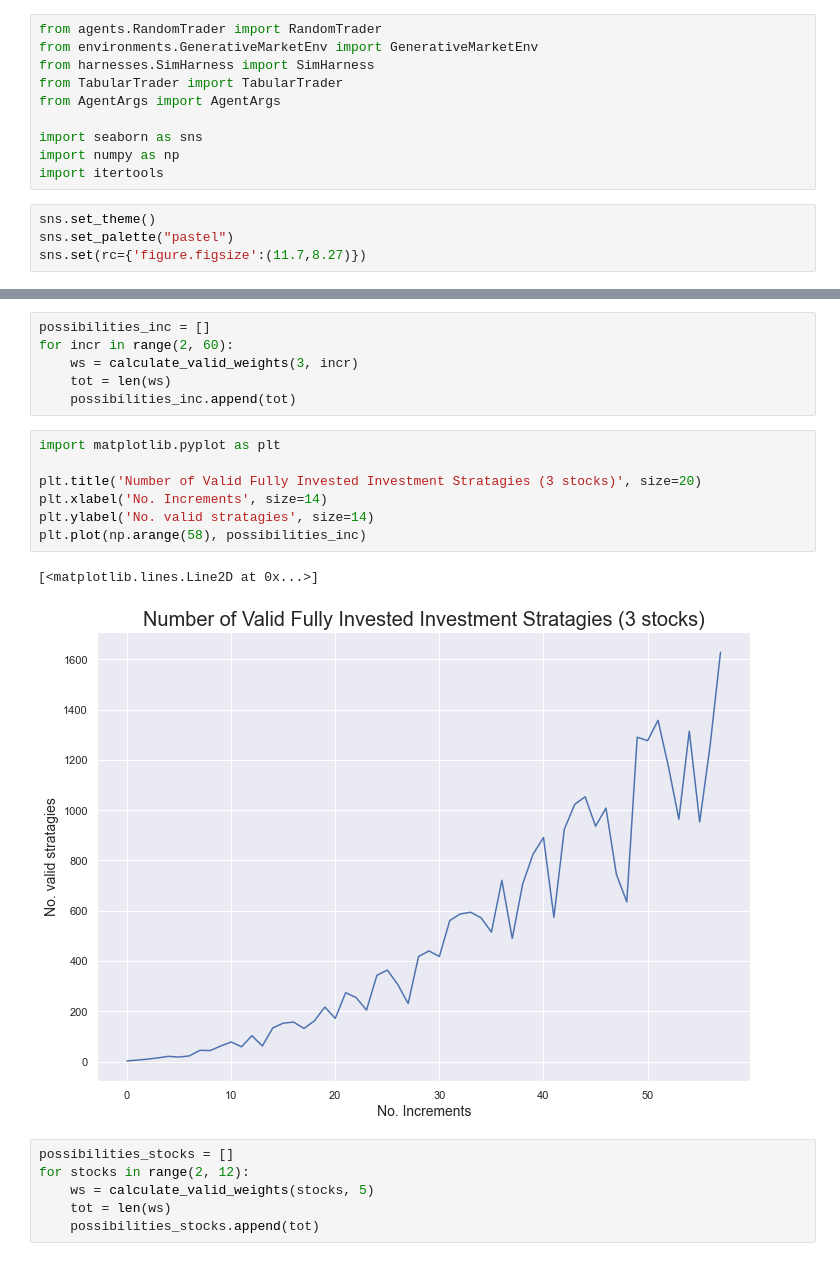
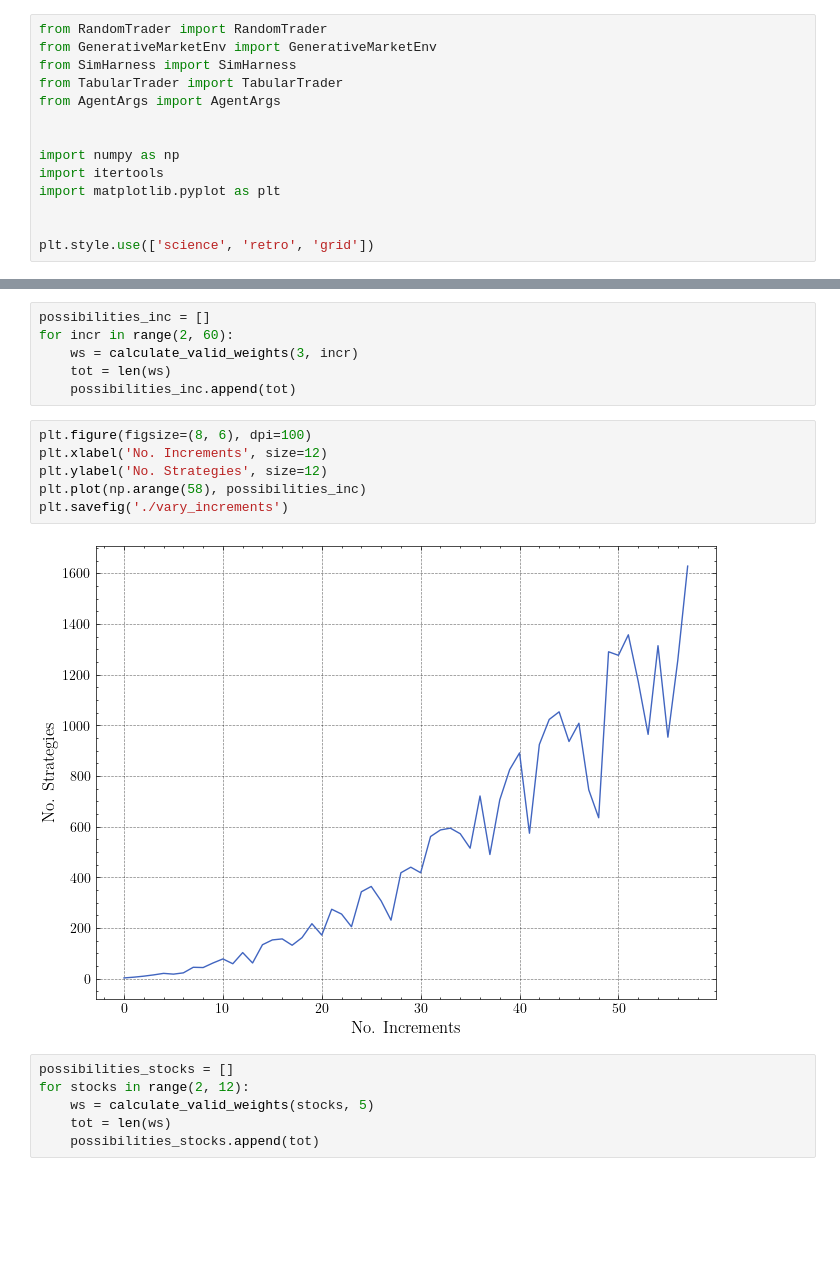
Before and after one commit to mjhoshea/portfolio-optimisation, a Jupyter notebook: notebooks/ch2/tabular_traders.ipynb, the cells around one changed output, grey strips where cells are left out. Cells and saved outputs as stored; diff of their text form; blank space fills up the shorter version.

```diff
--- a/notebooks/ch2/tabular_traders.ipynb
+++ b/notebooks/ch2/tabular_traders.ipynb
@@ -14,17 +25,17 @@ sys.path.insert(8, os.path.abspath('../src/rl/agents/tabular/'))
 # %%
-from agents.RandomTrader import RandomTrader
-from environments.GenerativeMarketEnv import GenerativeMarketEnv
-from harnesses.SimHarness import SimHarness
+from RandomTrader import RandomTrader
+from GenerativeMarketEnv import GenerativeMarketEnv
+from SimHarness import SimHarness
 from TabularTrader import TabularTrader
 from AgentArgs import AgentArgs
 
-import seaborn as sns
+
 import numpy as np
 import itertools
+import matplotlib.pyplot as plt
+
+
+plt.style.use(['science', 'retro', 'grid'])
-# %%
-sns.set_theme()
-sns.set_palette("pastel")
-sns.set(rc={'figure.figsize':(11.7,8.27)})
 # %% [markdown]
 ## Calculating Weights
 # %%
@@ -63,15 +56,13 @@ for incr in range(2, 60):
     tot = len(ws)
     possibilities_inc.append(tot)
 # %%
-import matplotlib.pyplot as plt
-
-plt.title('Number of Valid Fully Invested Investment Stratagies (3 stocks)', size=20)
-plt.xlabel('No. Increments', size=14)
-plt.ylabel('No. valid stratagies', size=14)
+plt.figure(figsize=(8, 6), dpi=100)
+plt.xlabel('No. Increments', size=12)
+plt.ylabel('No. Strategies', size=12)
 plt.plot(np.arange(58), possibilities_inc)
+plt.savefig('./vary_increments')
 # %% [output]
-[<matplotlib.lines.Line2D at 0x...>]
-[figure, old version]
+[figure, new version]
 # %%
 possibilities_stocks = []
 for stocks in range(2, 12):
```
Also changed, not shown: parts of 24 cells of this notebook, 47 other files.
